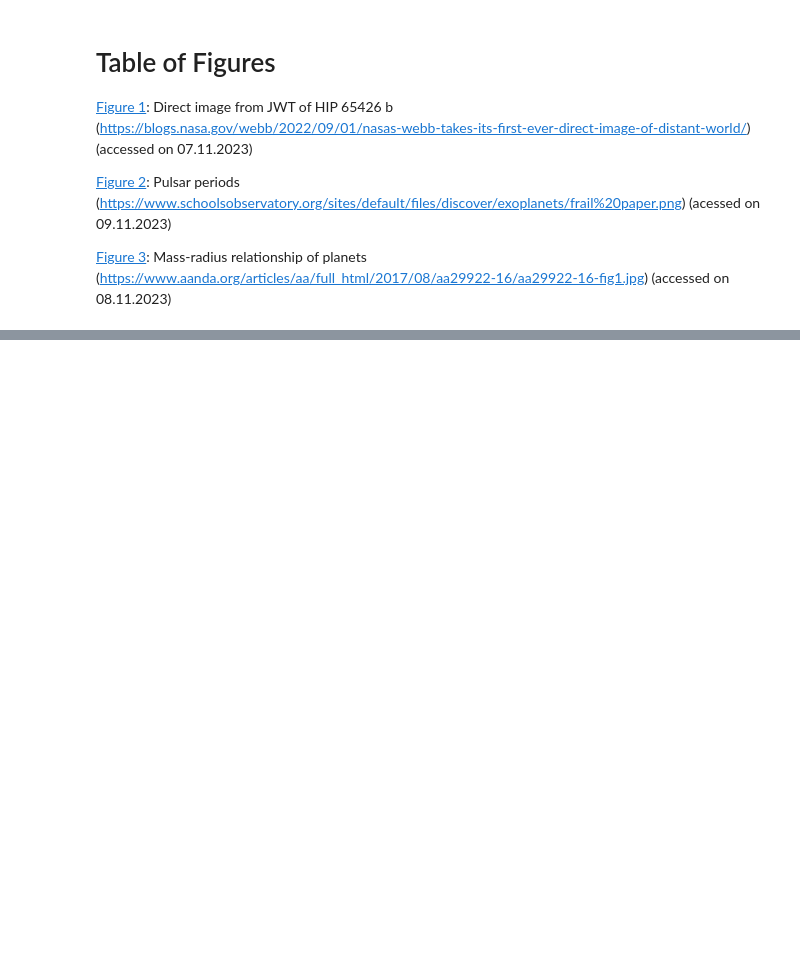
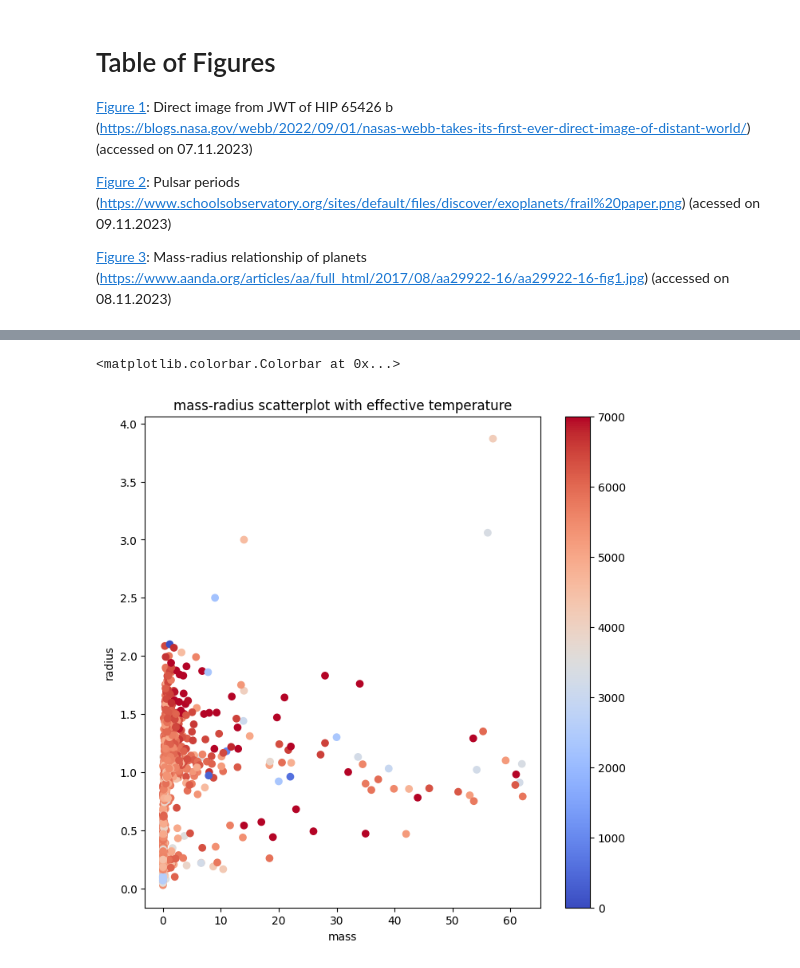
Before and after one commit to samkampitsch/data-and-statistics, a Jupyter notebook: Exoplanets.ipynb, the cells around one changed output, grey strips where cells are left out. Cells and saved outputs as stored; diff of their text form; code cells hidden in the pictures; blank space fills up the shorter version.

```diff
--- a/Exoplanets.ipynb
+++ b/Exoplanets.ipynb
@@ -167,0 +240,19 @@ A. Wolszczan, 1993, Astronomical Society of the Pacific, Volume 36, pages 3-5
+# %%
+plt.figure(figsize=(8,8))
+
+custom_cmap = plt.cm.get_cmap('coolwarm')
+plt.scatter(x=tbl["mass"], y=tbl["radius"], c=tbl["star_teff"], cmap=custom_cmap)
+#plt.xlim(0,10)
+#plt.ylim(0,3)
+plt.clim(0,7000)
+
+plt.title('mass-radius scatterplot with effective temperature')
+plt.xlabel("mass")
+plt.ylabel("radius")
+
+
+
+plt.colorbar()
+# %% [output]
+<matplotlib.colorbar.Colorbar at 0x...>
+[figure, added]
```
Also changed, not shown: parts of 9 cells of this notebook.
